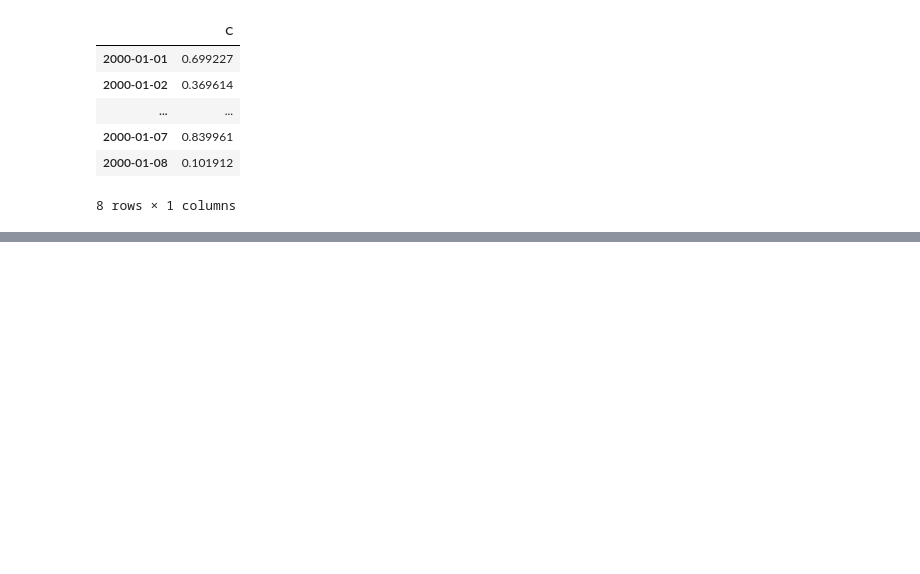
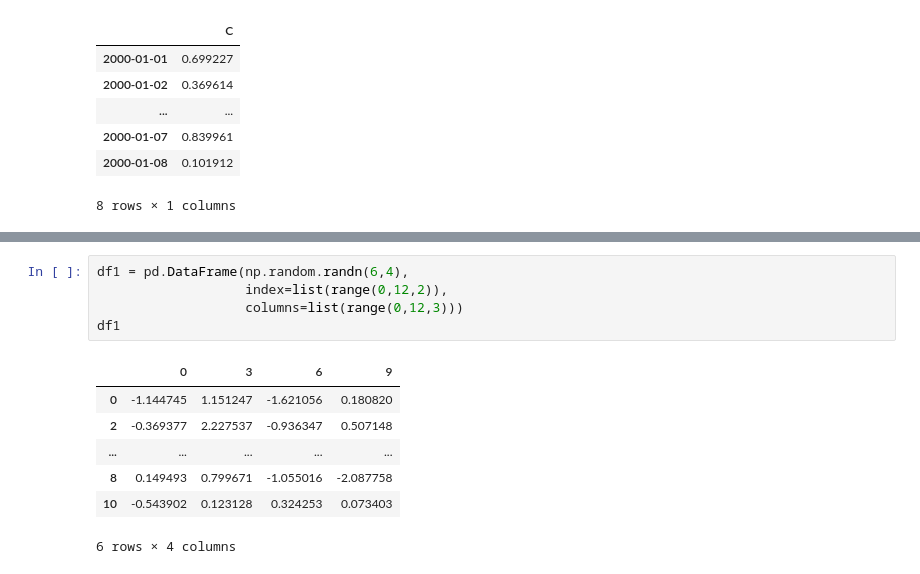
Before and after one commit to angelacpd/Scientific_Python, a Jupyter notebook: Lecture_6.ipynb, the cells around one changed output, grey strips where cells are left out. Saved outputs shown, nothing was run; the diff lists cells and outputs as text; blank space fills up the shorter version.

Commit message:
Lecture 6: DataFrame - creating DataFrames, Attributes, Indexing and Selection.

```diff
--- a/Lecture_6.ipynb
+++ b/Lecture_6.ipynb
@@ -697,0 +716,13 @@ df.loc[:, df.loc['2000-01-01'] > 0.6]
+# %%
+df1 = pd.DataFrame(np.random.randn(6,4),
+                   index=list(range(0,12,2)),
+                   columns=list(range(0,12,3)))
+df1
+# %% [output]
+|  | 0 | 3 | 6 | 9 |
+| 0 | -1.144745 | 1.151247 | -1.621056 | 0.180820 |
+| 2 | -0.369377 | 2.227537 | -0.936347 | 0.507148 |
+| ... | ... | ... | ... | ... |
+| 8 | 0.149493 | 0.799671 | -1.055016 | -2.087758 |
+| 10 | -0.543902 | 0.123128 | 0.324253 | 0.073403 |
+6 rows × 4 columns
```
Also changed, not shown: parts of 10 cells of this notebook.
